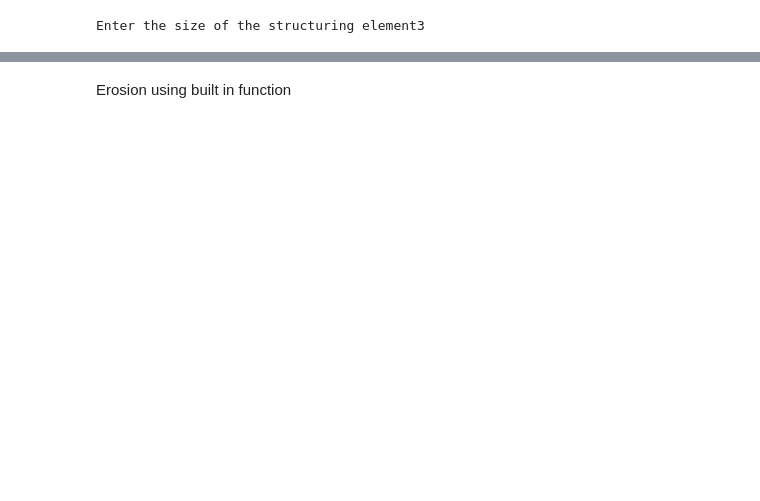
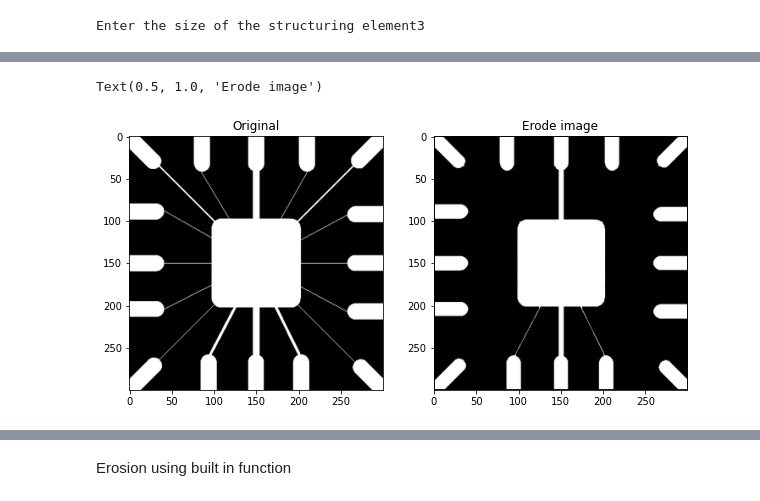
Before and after one commit to ChintzRuparel/Image-Processing, a Jupyter notebook: IP_Expt_7.ipynb, the cells around one changed output, grey strips where cells are left out. Cells and saved outputs as stored; diff of their text form; code cells hidden in the pictures; blank space fills up the shorter version.

```diff
--- a/IP_Expt_7.ipynb
+++ b/IP_Expt_7.ipynb
@@ -27,3 +27,4 @@ In the erosion operation, if for EVERY pixel that is true (1 / shaded) in the st
 #  Python code for performing erosion
 # %%
 #Read the image for erosion squares.tif
+img = cv2.imread('Image_for_erosion.png',0)
@@ -42,0 +38,29 @@ Enter the size of the structuring element3
+# %%
+#Erosion without using the built-in function for morphology
+
+r,c = img.shape
+erode = np.zeros((r,c),dtype=int)
+for i in range(1,(r-1)):
+  for j in range(1,(c-1)):
+    temp = [img[i-1,j-1],img[i-1,j],img[i-1,j+1],
+            img[i,j-1],img[i,j],img[i,j+1],
+            img[i+1,j-1],img[i+1,j],img[i+1,j+1]]
+
+    erode[i,j]=min(temp)
+
+plt.figure(figsize=(10,10))
+
+plt.subplot(121)
+
+plt.imshow(img,cmap='gray')
+
+plt.title('Original')
+
+plt.subplot(122)
+
+plt.imshow(erode,cmap='gray')
+
+plt.title('Erode image')
+# %% [output]
+Text(0.5, 1.0, 'Erode image')
+[figure, added]
```
Also changed, not shown: parts of 7 cells of this notebook.
